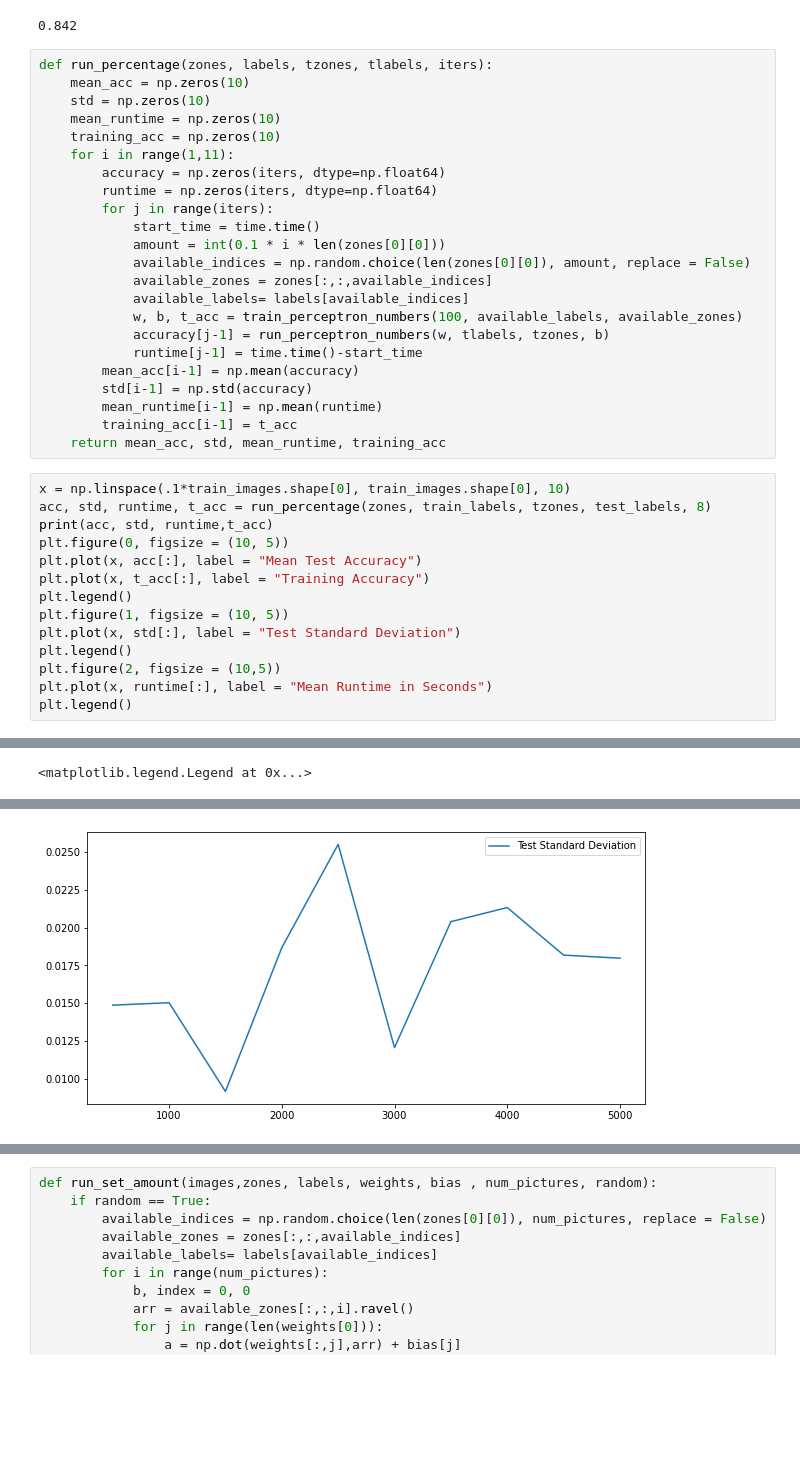
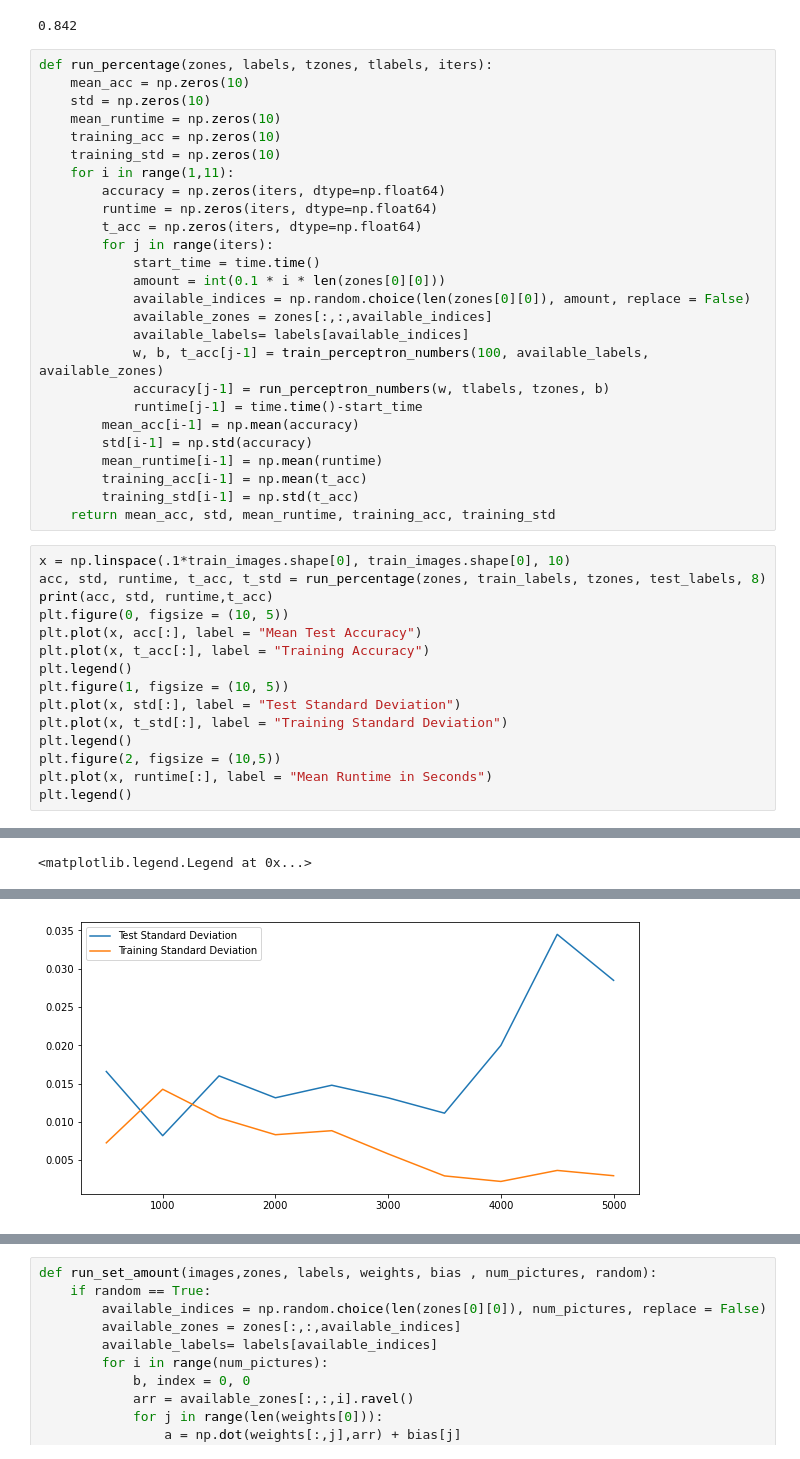
Before and after one commit to DuncanJWood/AI_face_and_digit_classification, a Jupyter notebook: Perceptron_digits.ipynb, the cells around one changed output, grey strips where cells are left out. Saved outputs shown, nothing was run; the diff lists cells and outputs as text; blank space fills up the shorter version.

```diff
--- a/Perceptron_digits.ipynb
+++ b/Perceptron_digits.ipynb
@@ -105,26 +105,29 @@ def run_percentage(zones, labels, tzones, tlabels, iters):
     std = np.zeros(10)
     mean_runtime = np.zeros(10)
     training_acc = np.zeros(10)
+    training_std = np.zeros(10)
     for i in range(1,11):
         accuracy = np.zeros(iters, dtype=np.float64)
         runtime = np.zeros(iters, dtype=np.float64)
+        t_acc = np.zeros(iters, dtype=np.float64)
         for j in range(iters):
             start_time = time.time()
             amount = int(0.1 * i * len(zones[0][0]))
             available_indices = np.random.choice(len(zones[0][0]), amount, replace = False)
             available_zones = zones[:,:,available_indices]
             available_labels= labels[available_indices]
-            w, b, t_acc = train_perceptron_numbers(100, available_labels, available_zones)
+            w, b, t_acc[j-1] = train_perceptron_numbers(100, available_labels, available_zones)
             accuracy[j-1] = run_perceptron_numbers(w, tlabels, tzones, b)
             runtime[j-1] = time.time()-start_time
         mean_acc[i-1] = np.mean(accuracy)
         std[i-1] = np.std(accuracy)
         mean_runtime[i-1] = np.mean(runtime)
-        training_acc[i-1] = t_acc
-    return mean_acc, std, mean_runtime, training_acc
+        training_acc[i-1] = np.mean(t_acc)
+        training_std[i-1] = np.std(t_acc)
+    return mean_acc, std, mean_runtime, training_acc, training_std
 # %%
 x = np.linspace(.1*train_images.shape[0], train_images.shape[0], 10)
-acc, std, runtime, t_acc = run_percentage(zones, train_labels, tzones, test_labels, 8)
+acc, std, runtime, t_acc, t_std = run_percentage(zones, train_labels, tzones, test_labels, 8)
 print(acc, std, runtime,t_acc)
 plt.figure(0, figsize = (10, 5))
 plt.plot(x, acc[:], label = "Mean Test Accuracy")
@@ -132,6 +135,7 @@ plt.plot(x, t_acc[:], label = "Training Accuracy")
 plt.legend()
 plt.figure(1, figsize = (10, 5))
 plt.plot(x, std[:], label = "Test Standard Deviation")
+plt.plot(x, t_std[:], label = "Training Standard Deviation")
 plt.legend()
 plt.figure(2, figsize = (10,5))
 plt.plot(x, runtime[:], label = "Mean Runtime in Seconds")
@@ -147 +151 @@ plt.legend()
-[figure, old version]
+[figure, new version]
```
Also changed, not shown: parts of 2 cells of this notebook, 7 other files.
